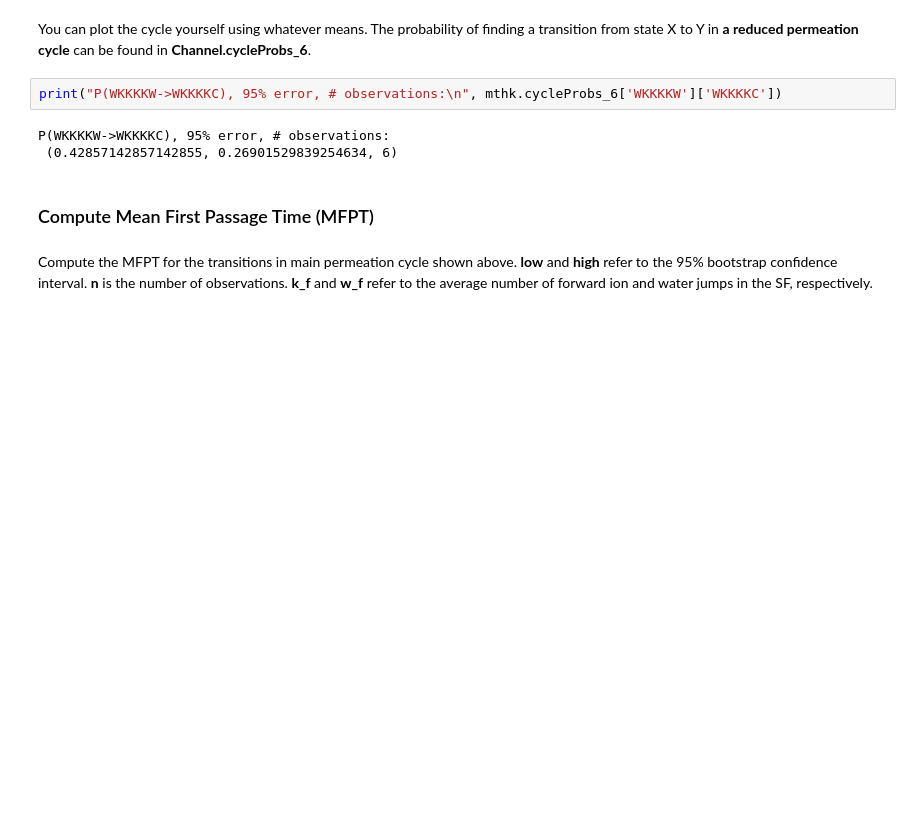
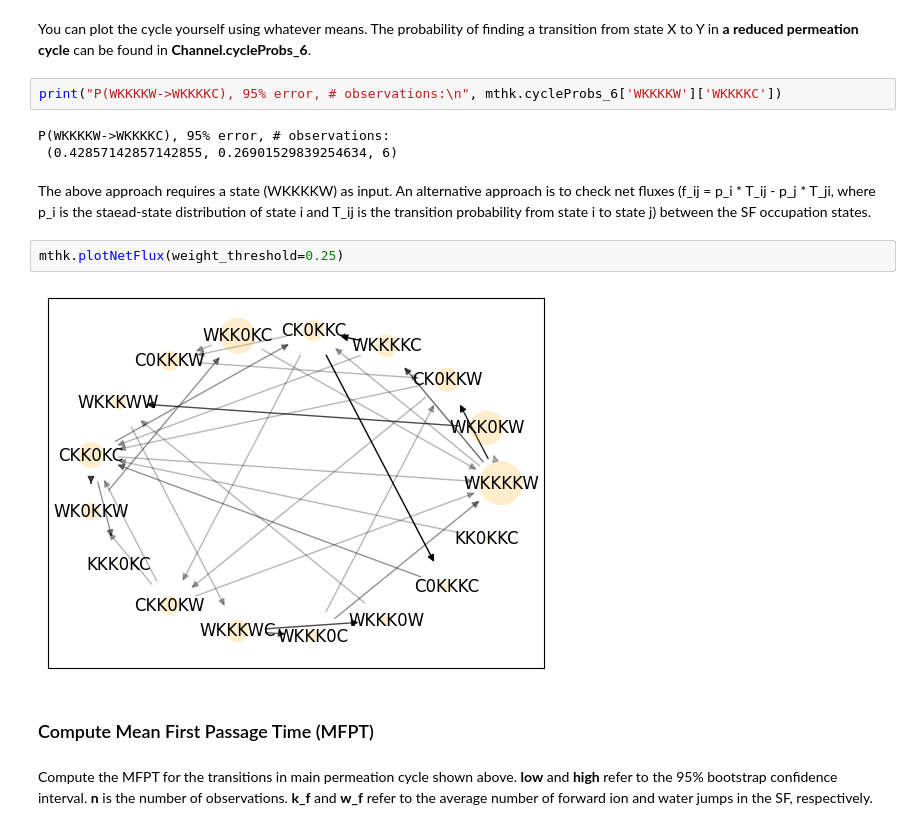
Before and after one commit to deGrootLab/KPerm, a Jupyter notebook: tutorials/charge-scaling/charge-scaling.ipynb, the cells around one changed output. Cells and saved outputs as stored; diff of their text form; blank space fills up the shorter version.

Commit message:
include net flux calculation

```diff
--- a/tutorials/charge-scaling/charge-scaling.ipynb
+++ b/tutorials/charge-scaling/charge-scaling.ipynb
@@ -189,6 +157,12 @@ print("P(WKKKKW->WKKKKC), 95% error, # observations:\n", mthk.cycleProbs_6['WKKK
 # %% [output]
 P(WKKKKW->WKKKKC), 95% error, # observations:
  (0.42857142857142855, 0.26901529839254634, 6)
+# %% [markdown]
+The above approach requires a state (WKKKKW) as input. An alternative approach is to check net fluxes (f_ij = p_i * T_ij - p_j * T_ji, where p_i is the staead-state distribution of state i and T_ij is the transition probability from state i to state j) between the SF occupation states.
+# %%
+mthk.plotNetFlux(weight_threshold=0.25)
+# %% [output]
+[figure, added]
 # %% [markdown]
 ### Compute Mean First Passage Time (MFPT)
 # %% [markdown]
```
Also changed, not shown: parts of 1 cell of this notebook, 5 other files.
